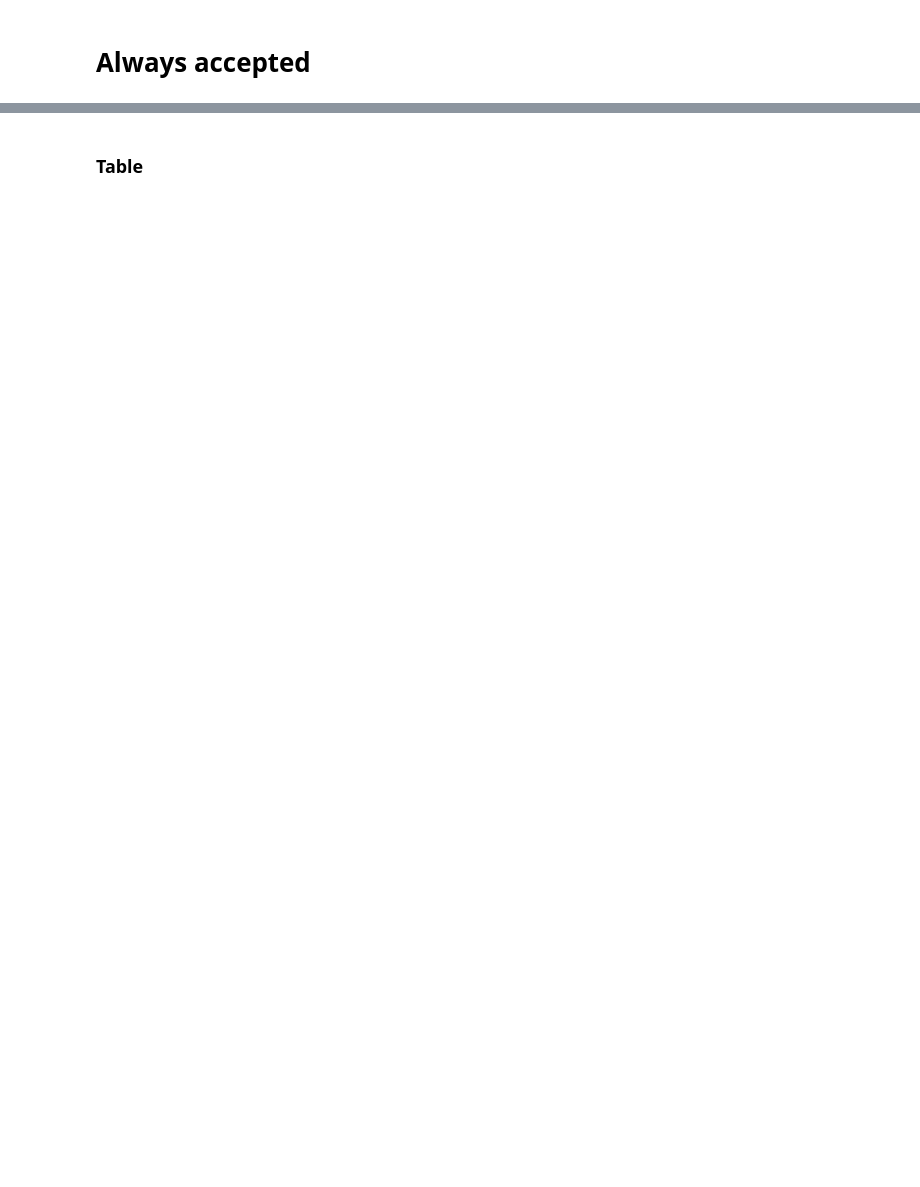
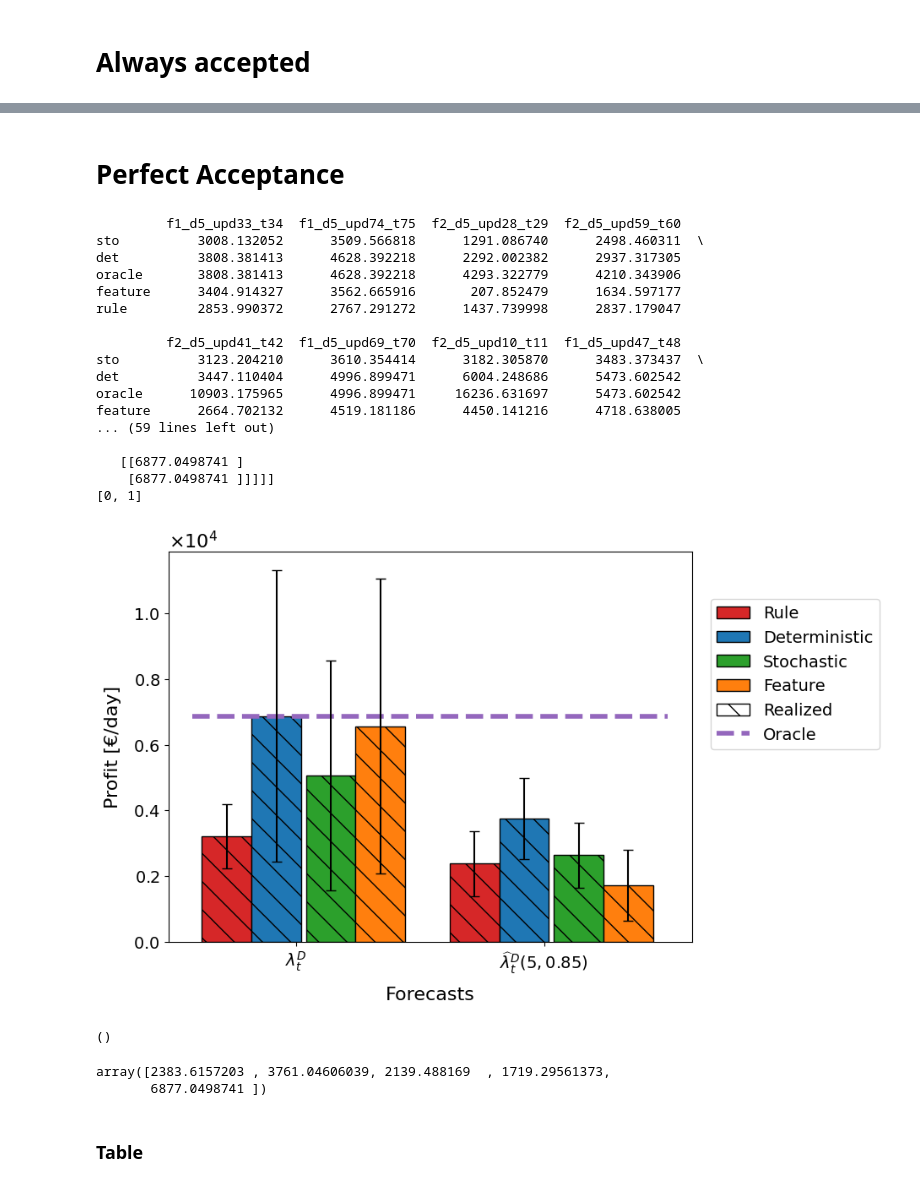
Before and after one commit to junesooshin/lightenup, a Jupyter notebook: Model and Result Examination/Results - Different forecast.ipynb, the cells around one changed output, grey strips where cells are left out. Saved outputs shown, nothing was run; the diff lists cells and outputs as text; code cells hidden in the pictures; blank space fills up the shorter version.

```diff
--- a/Model and Result Examination/Results - Different forecast.ipynb
+++ b/Model and Result Examination/Results - Different forecast.ipynb
@@ -71,3 +109,50 @@ plot_profit_Test(Array,PlotCase = "Forecasts", x_axis_label = "Forecasts", x_axi
+# %% [markdown]
+# Perfect Acceptance
+# %%
+desktop_path = os.path.expanduser("~/Desktop")
+#os.chdir(desktop_path+'\DTU MSc\MSc thesis\git\lightenup')
+os.chdir(desktop_path+'\Thesis')
+Add_on_path = "\\Results\\Different forecasts\\Perfect Acceptance and volume sample\\"
+current_directory = os.getcwd()  # Jupyter file take the current directory as where the jupyter file is located. Different than a .py file...
+df_Exp_Profit = json_to_df(current_directory + Add_on_path +  'Exp_profit.json')
+df_RT_Profit = json_to_df(current_directory + Add_on_path + 'RT_profit.json')
+print(df_RT_Profit)
+Array = Create_Array_from_Profit(df_Exp_Profit,df_RT_Profit,NumForecasts=2, SampleSizes=[5])
+Array_perfect = np.mean(Array,axis=2)
+print(Array_perfect)
+x_axis_tick_label = ["$\lambda_{t}^{D}$","$\widehat{\lambda}_{t}^{D}(5,0.85)$"]
+x_axis_selection = [i for i in range(0,len(x_axis_tick_label))] # SampleSize[SampleSize_examination_idx] = 5
+print(x_axis_selection)
+
+plot_profit_Test(Array,PlotCase = "Forecasts", x_axis_label = "Forecasts", x_axis_selection = x_axis_selection, x_axis_tick_label = x_axis_tick_label, Selected_Profit = ['Realized'], barwidth = 0.2, pdf_name = 'Profit_bar_forecast',ShowEachTestDay = False,save = False)
+# %% [output]
+         f1_d5_upd33_t34  f1_d5_upd74_t75  f2_d5_upd28_t29  f2_d5_upd59_t60
+sto          3008.132052      3509.566818      1291.086740      2498.460311  \
+det          3808.381413      4628.392218      2292.002382      2937.317305
+oracle       3808.381413      4628.392218      4293.322779      4210.343906
+feature      3404.914327      3562.665916       207.852479      1634.597177
+rule         2853.990372      2767.291272      1437.739998      2837.179047
+
+         f2_d5_upd41_t42  f1_d5_upd69_t70  f2_d5_upd10_t11  f1_d5_upd47_t48
+sto          3123.204210      3610.354414      3182.305870      3483.373437  \
+det          3447.110404      4996.899471      6004.248686      5473.602542
+oracle      10903.175965      4996.899471     16236.631697      5473.602542
+feature      2664.702132      4519.181186      4450.141216      4718.638005
+... (59 lines left out)
+
+   [[6877.0498741 ]
+    [6877.0498741 ]]]]]
+[0, 1]
+[figure, added]
+# %%
+np.shape(Array_perfect[1, 0, 1, 1, 0])
+# %% [output]
+()
+# %%
+Array_perfect[1, 0, :, 1, 0]
+# %% [output]
+array([2383.6157203 , 3761.04606039, 2139.488169  , 1719.29561373,
+       6877.0498741 ])
 # %% [markdown]
 ### Table
 # %%
```
Also changed, not shown: parts of 8 cells of this notebook, 16 other files.
